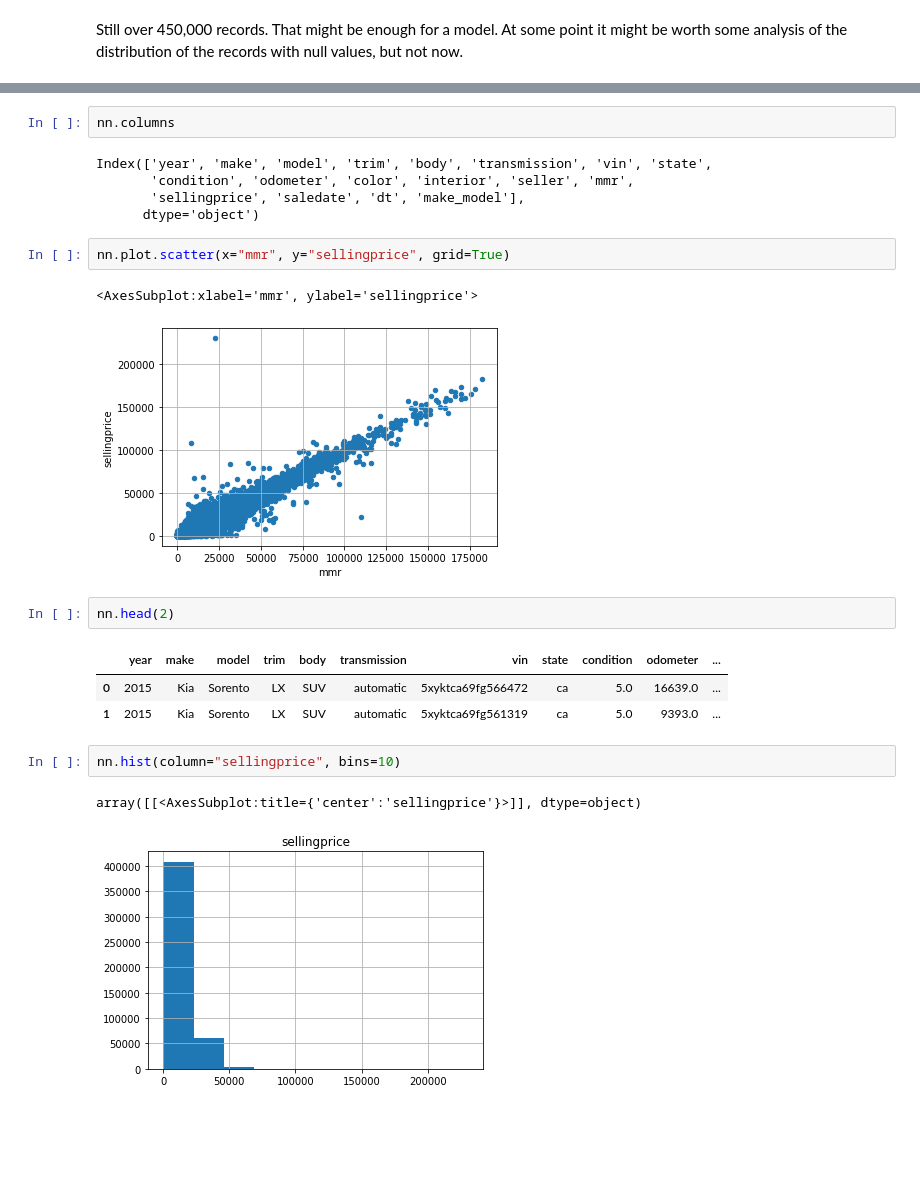
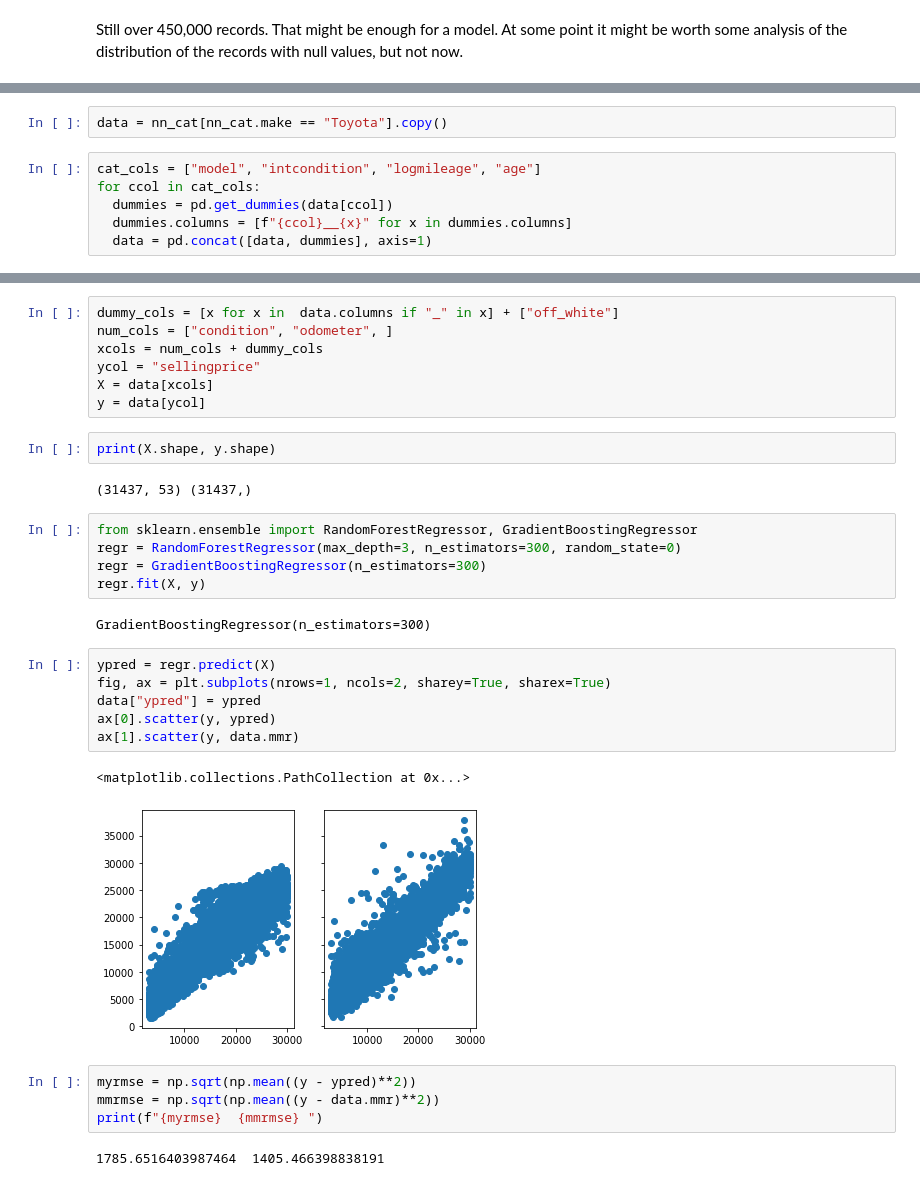
Before and after one commit to jhmuller/carPrices, a Jupyter notebook: car.ipynb, the cells around one changed output, grey strips where cells are left out. Drawn from its saved outputs; the diff is of its cells as text; blank space fills up the shorter version.

```diff
--- a/car.ipynb
+++ b/car.ipynb
@@ -212,0 +287,8 @@ x.loc[x.cnt > 200, ].shape
+# %%
+data = nn_cat[nn_cat.make == "Toyota"].copy()
+# %%
+cat_cols = ["model", "intcondition", "logmileage", "age"]
+for ccol in cat_cols:
+  dummies = pd.get_dummies(data[ccol])
+  dummies.columns = [f"{ccol}__{x}" for x in dummies.columns]
+  data = pd.concat([data, dummies], axis=1)
@@ -213,23 +297,33 @@ x.loc[x.cnt > 200, ].shape
+# %%
+dummy_cols = [x for x in  data.columns if "_" in x] + ["off_white"]
+num_cols = ["condition", "odometer", ]
+xcols = num_cols + dummy_cols
+ycol = "sellingprice"
+X = data[xcols]
+y = data[ycol]
+# %%
+print(X.shape, y.shape)
+# %% [output]
+(31437, 53) (31437,)
 # %%
-nn.columns
+from sklearn.ensemble import RandomForestRegressor, GradientBoostingRegressor
+regr = RandomForestRegressor(max_depth=3, n_estimators=300, random_state=0)
+regr = GradientBoostingRegressor(n_estimators=300)
+regr.fit(X, y)
 # %% [output]
-Index(['year', 'make', 'model', 'trim', 'body', 'transmission', 'vin', 'state',
-       'condition', 'odometer', 'color', 'interior', 'seller', 'mmr',
-       'sellingprice', 'saledate', 'dt', 'make_model'],
-      dtype='object')
+GradientBoostingRegressor(n_estimators=300)
-# %%
-nn.plot.scatter(x="mmr", y="sellingprice", grid=True)
-# %% [output]
-<AxesSubplot:xlabel='mmr', ylabel='sellingprice'>
-[figure, removed]
-# %%
-nn.head(2)
-# %% [output]
-|  | year | make | model | trim | body | transmission | vin | state | condition | odometer | ... |
-| 0 | 2015 | Kia | Sorento | LX | SUV | automatic | 5xyktca69fg566472 | ca | 5.0 | 16639.0 | ... |
-| 1 | 2015 | Kia | Sorento | LX | SUV | automatic | 5xyktca69fg561319 | ca | 5.0 | 9393.0 | ... |
-# %%
-nn.hist(column="sellingprice", bins=10)
-# %% [output]
-array([[<AxesSubplot:title={'center':'sellingprice'}>]], dtype=object)
-[figure, removed]
+# %%
+ypred = regr.predict(X)
+fig, ax = plt.subplots(nrows=1, ncols=2, sharey=True, sharex=True)
+data["ypred"] = ypred
+ax[0].scatter(y, ypred)
+ax[1].scatter(y, data.mmr)
+# %% [output]
+<matplotlib.collections.PathCollection at 0x...>
+[figure, added]
+# %%
+myrmse = np.sqrt(np.mean((y - ypred)**2))
+mmrmse = np.sqrt(np.mean((y - data.mmr)**2))
+print(f"{myrmse}  {mmrmse} ")
+# %% [output]
+1785.6516403987464  1405.466398838191
```
Also changed, not shown: parts of 26 cells of this notebook.
